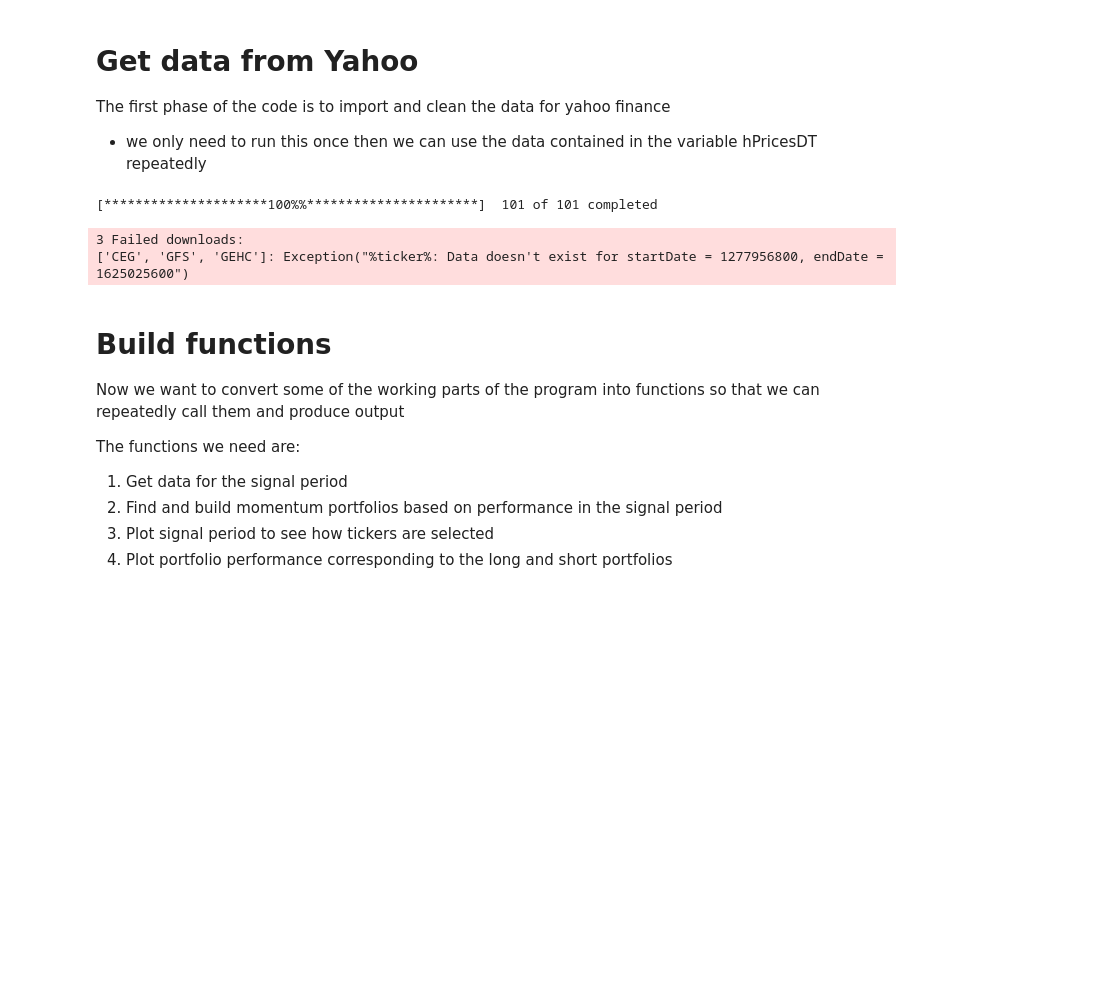
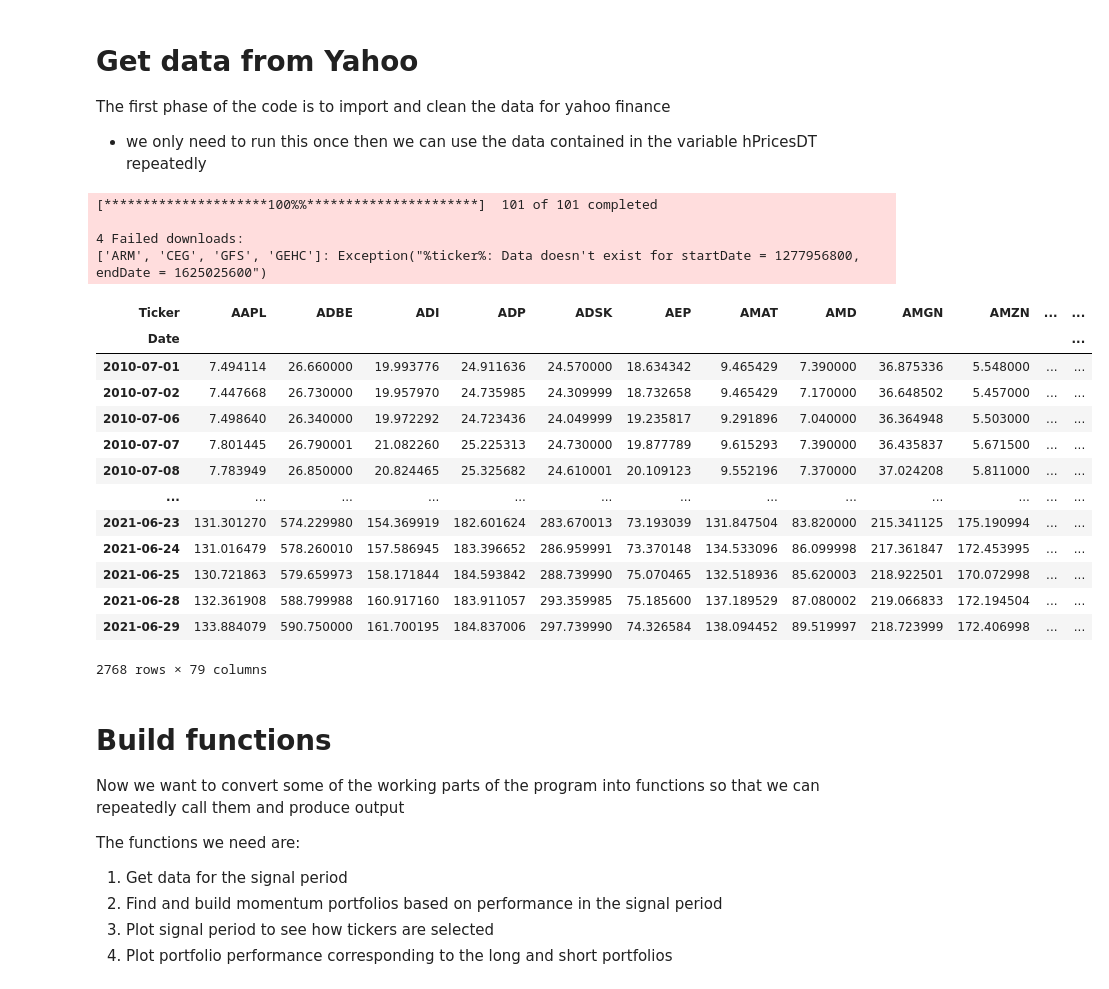
Before and after one commit to howesrichard/CodeFinModUQ, a Jupyter notebook: momentum_looped_RH.ipynb, the cells around one changed output. Cells and saved outputs as stored; diff of their text form; code cells hidden in the pictures; blank space fills up the shorter version.

```diff
--- a/momentum_looped_RH.ipynb
+++ b/momentum_looped_RH.ipynb
@@ -6,31 +6,48 @@ The first phase of the code is to import and clean the data for yahoo finance
 # %%
 import yfinance as yf
 import pandas as pd
 import matplotlib.pyplot as plt
 import matplotlib.ticker as mtick
 import numpy as np
 
 # set up and get the main data
 # get all the tables from the wikipedia page 'https://en.wikipedia.org/wiki/Nasdaq-100#Components' and write them to a pandas dataframe called WikipediaDTs
 nasdaq = 'https://en.wikipedia.org/wiki/Nasdaq-100#Components'
 WikipediaDTs = pd.DataFrame()
 WikipediaDTs = pd.read_html(nasdaq)
 len(WikipediaDTs) # this will tell us how many tables there are on the page
 tickersLIST = WikipediaDTs[4]['Ticker'].tolist()
 #download from yahoo finance the historical data for all tickers in the list and put it in a single dataframe called hPricesDT
 hPricesDT = pd.DataFrame()
 hPricesDT = yf.download(tickersLIST, start='2010-07-01', end='2021-06-30')['Adj Close']
 
 # identify any tickers with NaN values and list them in a list called tickersNaN
 tickersNaN = []
 for ticker in tickersLIST:
     if hPricesDT[ticker].isnull().values.any() == True:
         tickersNaN.append(ticker)
 hPricesDT.drop(tickersNaN, axis=1, inplace=True) # drop the tickers with NaN values from the dataframe hPricesDT
+
+hPricesDT
 # %% [output]
 [*********************100%%**********************]  101 of 101 completed
+
+4 Failed downloads:
+['ARM', 'CEG', 'GFS', 'GEHC']: Exception("%ticker%: Data doesn't exist for startDate = 1277956800, endDate = 1625025600")
+| Ticker | AAPL | ADBE | ADI | ADP | ADSK | AEP | AMAT | AMD | AMGN | AMZN | ... | ... |
+| Date |  |  |  |  |  |  |  |  |  |  |  | ... |
+| 2010-07-01 | 7.494114 | 26.660000 | 19.993776 | 24.911636 | 24.570000 | 18.634342 | 9.465429 | 7.390000 | 36.875336 | 5.548000 | ... | ... |
+| 2010-07-02 | 7.447668 | 26.730000 | 19.957970 | 24.735985 | 24.309999 | 18.732658 | 9.465429 | 7.170000 | 36.648502 | 5.457000 | ... | ... |
+| 2010-07-06 | 7.498640 | 26.340000 | 19.972292 | 24.723436 | 24.049999 | 19.235817 | 9.291896 | 7.040000 | 36.364948 | 5.503000 | ... | ... |
+| 2010-07-07 | 7.801445 | 26.790001 | 21.082260 | 25.225313 | 24.730000 | 19.877789 | 9.615293 | 7.390000 | 36.435837 | 5.671500 | ... | ... |
+| 2010-07-08 | 7.783949 | 26.850000 | 20.824465 | 25.325682 | 24.610001 | 20.109123 | 9.552196 | 7.370000 | 37.024208 | 5.811000 | ... | ... |
+| ... | ... | ... | ... | ... | ... | ... | ... | ... | ... | ... | ... | ... |
+| 2021-06-23 | 131.301270 | 574.229980 | 154.369919 | 182.601624 | 283.670013 | 73.193039 | 131.847504 | 83.820000 | 215.341125 | 175.190994 | ... | ... |
+| 2021-06-24 | 131.016479 | 578.260010 | 157.586945 | 183.396652 | 286.959991 | 73.370148 | 134.533096 | 86.099998 | 217.361847 | 172.453995 | ... | ... |
+| 2021-06-25 | 130.721863 | 579.659973 | 158.171844 | 184.593842 | 288.739990 | 75.070465 | 132.518936 | 85.620003 | 218.922501 | 170.072998 | ... | ... |
+| 2021-06-28 | 132.361908 | 588.799988 | 160.917160 | 183.911057 | 293.359985 | 75.185600 | 137.189529 | 87.080002 | 219.066833 | 172.194504 | ... | ... |
+| 2021-06-29 | 133.884079 | 590.750000 | 161.700195 | 184.837006 | 297.739990 | 74.326584 | 138.094452 | 89.519997 | 218.723999 | 172.406998 | ... | ... |
-3 Failed downloads:
-['CEG', 'GFS', 'GEHC']: Exception("%ticker%: Data doesn't exist for startDate = 1277956800, endDate = 1625025600")
+2768 rows × 79 columns
 # %% [markdown]
 # Build functions
 
```
Also changed, not shown: parts of 4 cells of this notebook, 3 other files.
